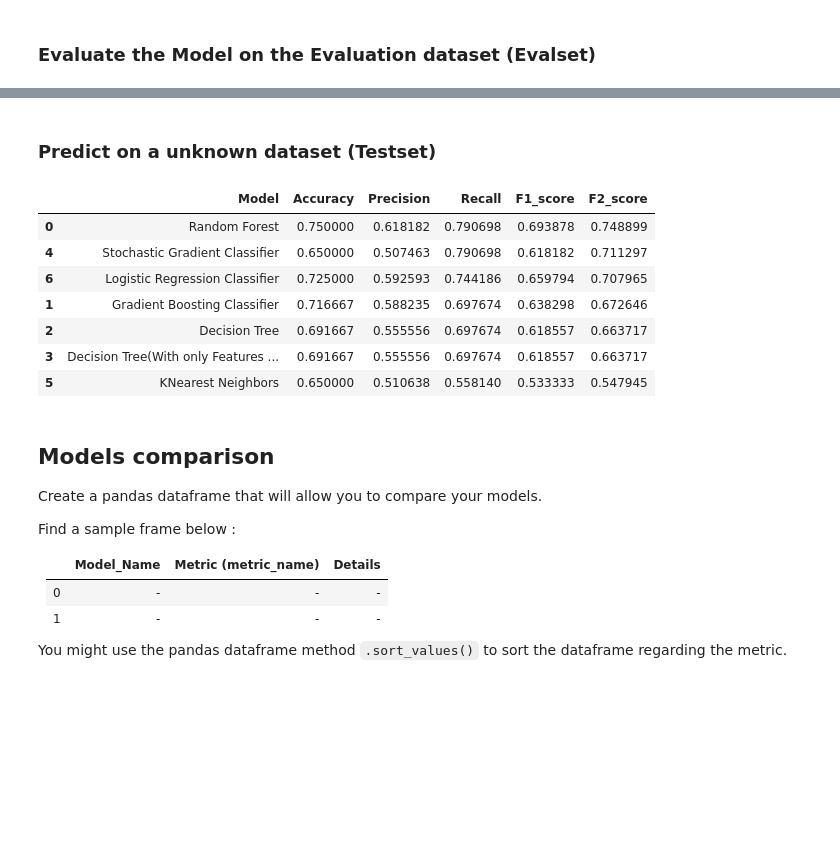
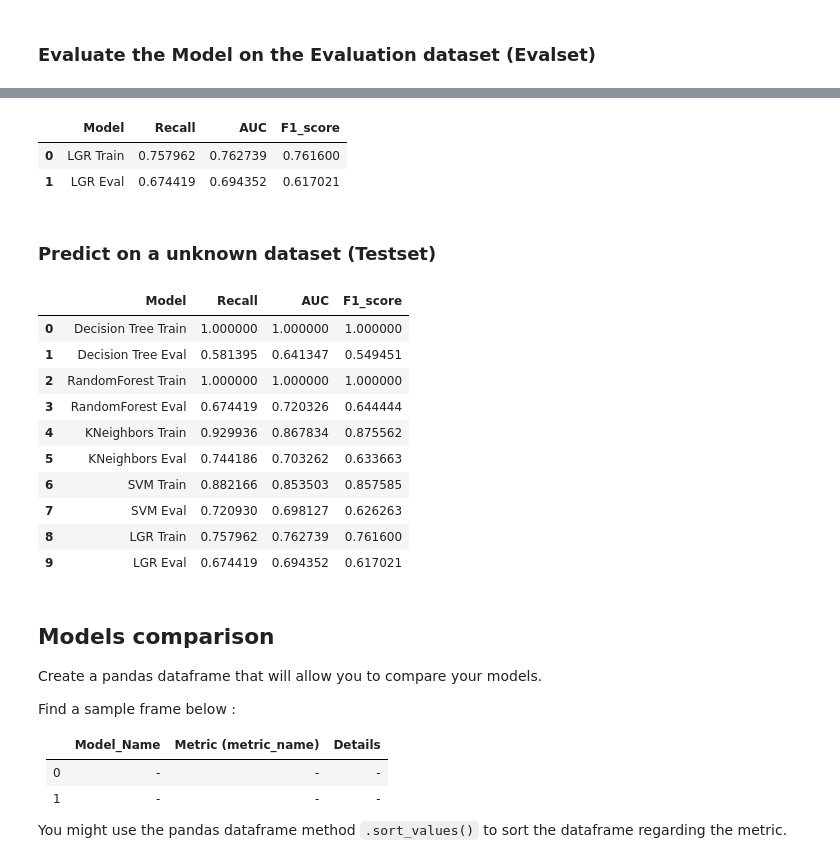
Before and after one commit to acheampongmaa/Sepsis-Prediction-Embedding-ML-into-a-Web-Application, a Jupyter notebook: dataset/Machine Learning Model.ipynb, the cells around one changed output, grey strips where cells are left out. Cells and saved outputs as stored; diff of their text form; code cells hidden in the pictures; blank space fills up the shorter version.

```diff
--- a/dataset/Machine Learning Model.ipynb
+++ b/dataset/Machine Learning Model.ipynb
@@ -1045,0 +880,5 @@ Positives  11  32
+# %%
+Recall_lgr_model, Auc_lgr_model, F1_lgr_model, lgr_model_pred = evaluate_model(lgr_model, X_train_, y_train)
+# %%
+train_results4 = pd.DataFrame([['LGR Train', Recall_lgr_model, Auc_lgr_model, F1_lgr_model]], columns = ['Model', 'Recall', 'AUC','F1_score'])
+train_results4
@@ -1046,26 +890,37 @@ Positives  11  32
+# %%
+Recall_lgr_model_eval, Auc_lgr_model_eval, F1_lgr_model_eval, lgr_model_eval_pred = evaluate_model(lgr_model, X_eval_, y_eval)
+# %%
+eval_results4 = pd.DataFrame([['LGR Eval', Recall_lgr_model_eval, Auc_lgr_model_eval, F1_lgr_model_eval]], columns = ['Model', 'Recall', 'AUC','F1_score'])
+
+eval_results4
+
+combined_results_LGR= pd.concat([train_results4, eval_results4], ignore_index=True)
+
+combined_results_LGR
+# %% [output]
+|  | Model | Recall | AUC | F1_score |
+| 0 | LGR Train | 0.757962 | 0.762739 | 0.761600 |
+| 1 | LGR Eval | 0.674419 | 0.694352 | 0.617021 |
 # %% [markdown]
 ### Predict on a unknown dataset (Testset)
 # %%
 # Use .predict method # .predict_proba is available just for classification
-# %%
-model_result5= pd.DataFrame([['Logistic Regression Classifier', accuracy_lgr, precision_lgr, recall_lgr, F1_lgr, F2_lgr]], columns = ['Model', 'Accuracy', 'Precision', 'Recall', 'F1_score', 'F2_score' ])
-
-# results = results.append(model_results, ignore_index = True)
-# results =  results.sort_values(by='F1_score', ascending=False)
-# results
-
-combined_results5= pd.concat([combined_results4, model_result5], ignore_index=True)
-combined_results5 = combined_results5.sort_values(by='F2_score', ascending=False)
-combined_results5
-# %% [output]
-|  | Model | Accuracy | Precision | Recall | F1_score | F2_score |
-| 0 | Random Forest | 0.750000 | 0.618182 | 0.790698 | 0.693878 | 0.748899 |
-| 4 | Stochastic Gradient Classifier | 0.650000 | 0.507463 | 0.790698 | 0.618182 | 0.711297 |
-| 6 | Logistic Regression Classifier | 0.725000 | 0.592593 | 0.744186 | 0.659794 | 0.707965 |
-| 1 | Gradient Boosting Classifier | 0.716667 | 0.588235 | 0.697674 | 0.638298 | 0.672646 |
-| 2 | Decision Tree | 0.691667 | 0.555556 | 0.697674 | 0.618557 | 0.663717 |
-| 3 | Decision Tree(With only Features ... | 0.691667 | 0.555556 | 0.697674 | 0.618557 | 0.663717 |
-| 5 | KNearest Neighbors | 0.650000 | 0.510638 | 0.558140 | 0.533333 | 0.547945 |
+# %%
+Model_results=pd.concat([ combined_results_dclf, combined_results_rfc, combined_results_knn, combined_results_SVM, combined_results_LGR], ignore_index=True)
+
+Model_results
+# %% [output]
+|  | Model | Recall | AUC | F1_score |
+| 0 | Decision Tree Train | 1.000000 | 1.000000 | 1.000000 |
+| 1 | Decision Tree Eval | 0.581395 | 0.641347 | 0.549451 |
+| 2 | RandomForest Train | 1.000000 | 1.000000 | 1.000000 |
+| 3 | RandomForest Eval | 0.674419 | 0.720326 | 0.644444 |
+| 4 | KNeighbors Train | 0.929936 | 0.867834 | 0.875562 |
+| 5 | KNeighbors Eval | 0.744186 | 0.703262 | 0.633663 |
+| 6 | SVM Train | 0.882166 | 0.853503 | 0.857585 |
+| 7 | SVM Eval | 0.720930 | 0.698127 | 0.626263 |
+| 8 | LGR Train | 0.757962 | 0.762739 | 0.761600 |
+| 9 | LGR Eval | 0.674419 | 0.694352 | 0.617021 |
 # %% [markdown]
 ## Models comparison
 Create a pandas dataframe that will allow you to compare your models.
```
Also changed, not shown: parts of 142 cells of this notebook.
